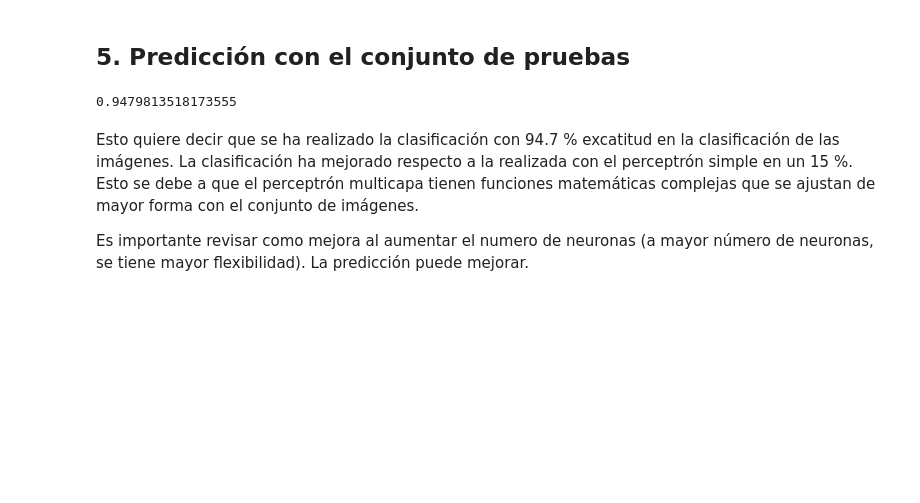
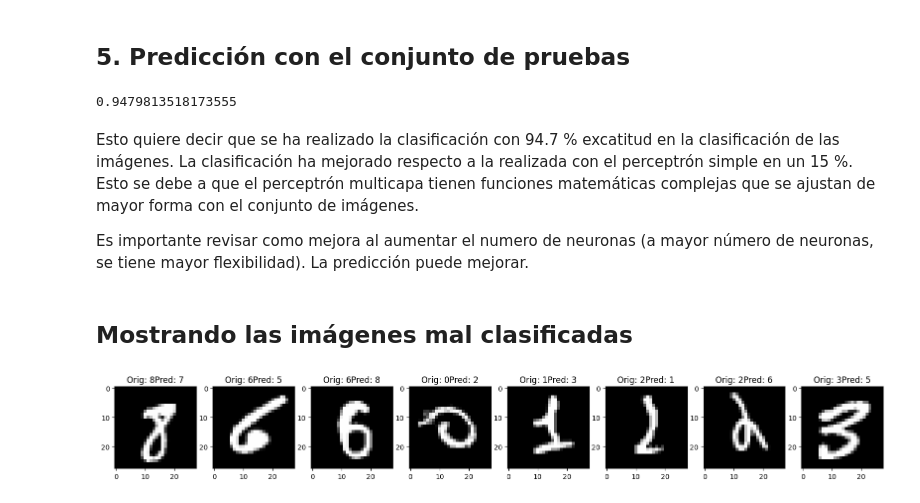
Before and after one commit to LuisPerdomo123/Inteligencia-Computacional, a Jupyter notebook: Perceptron_Multicapa_Caso_Practivo_II.ipynb, the cells around one changed output. Cells and saved outputs as stored; diff of their text form; code cells hidden in the pictures; blank space fills up the shorter version.

```diff
--- a/Perceptron_Multicapa_Caso_Practivo_II.ipynb
+++ b/Perceptron_Multicapa_Caso_Practivo_II.ipynb
@@ -129,3 +129,29 @@ Esto quiere decir que se ha realizado la clasificación con 94.7 % excatitud en
 La clasificación ha mejorado respecto a la realizada con el perceptrón simple en un 15 %. Esto se debe a que el perceptrón multicapa tienen funciones matemáticas complejas que se ajustan de mayor forma con el conjunto de imágenes.
 
 Es importante revisar como mejora al aumentar el numero de neuronas (a mayor número de neuronas, se tiene mayor flexibilidad). La predicción puede mejorar.
+# %% [markdown]
+## Mostrando las imágenes mal clasificadas
+# %%
+import numpy as np
+import matplotlib.pyplot as plt
+
+index = 0
+index_errors = []
+
+for label, predict in zip(y_test, y_pred):
+  if label != predict:
+    index_errors.append(index)
+  index += 1
+# %%
+import numpy as np
+import matplotlib.pyplot as plt
+
+plt.figure(figsize = (20, 4))
+
+for i, img_index in zip(range(1, 9), index_errors[8:16]):
+  plt.subplot(1,8,i)
+  plt.imshow(np.reshape(X_test[img_index],(28,28)), cmap=plt.cm.gray)
+  plt.title('Orig: ' + str(y_test[img_index]) + 'Pred: ' + str(y_pred[img_index]))
+plt.show()
+# %% [output]
+[figure, added]
```
